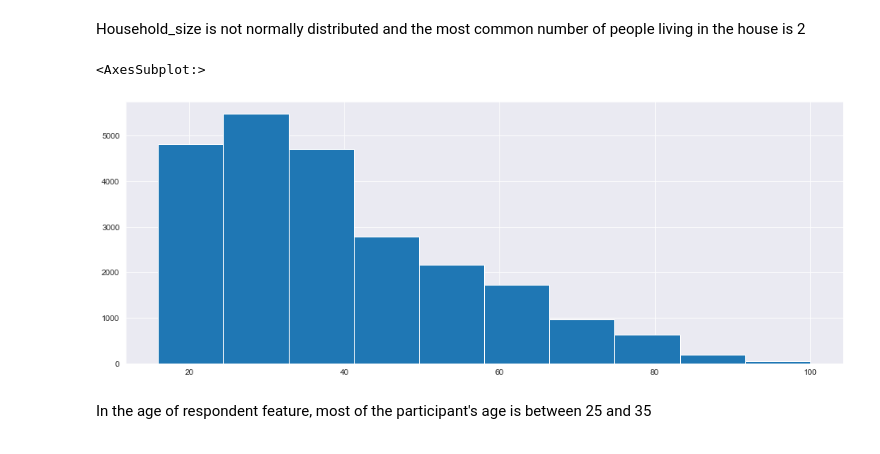
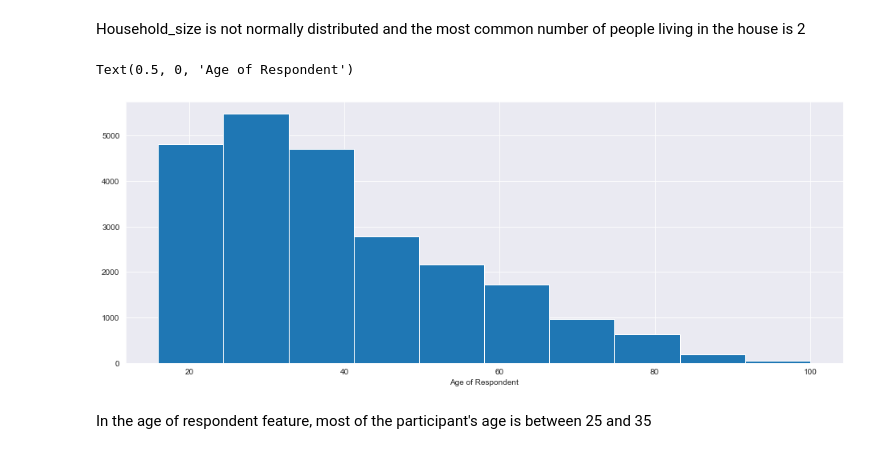
Before and after one commit to Eben-Success/ML_Financial_Inclusion_In_Africa, a Jupyter notebook: StarterNotebook.ipynb, the cells around one changed output. Cells and saved outputs as stored; diff of their text form; code cells hidden in the pictures.

```diff
--- a/StarterNotebook.ipynb
+++ b/StarterNotebook.ipynb
@@ -298,11 +298,12 @@ Household_size is not normally distributed and the most common number of people
 # %%
 # Explore age_of_respondent distribution
 
 plt.figure(figsize=(16,6))
 train.age_of_respondent.hist()
+plt.xlabel("Age of Respondent")
 # %% [output]
-<AxesSubplot:>
+Text(0.5, 0, 'Age of Respondent')
-[figure, old version]
+[figure, new version]
 # %% [markdown]
 In the age of respondent feature, most of the participant's age is between 25 and 35
 # %% [markdown]
```
